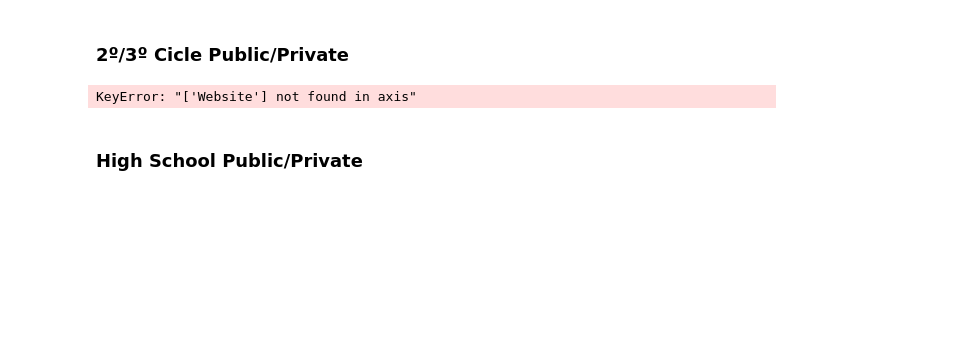
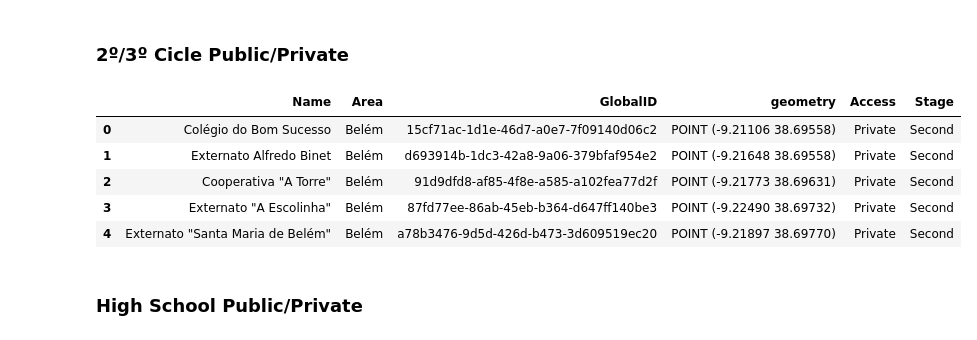
Before and after one commit to Diogomarquesbass/pds_p2, a Jupyter notebook: Web Scrapping (3).ipynb, the cells around one changed output. Saved outputs shown, nothing was run; the diff lists cells and outputs as text; code cells hidden in the pictures; blank space fills up the shorter version.

```diff
--- a/Web Scrapping (3).ipynb
+++ b/Web Scrapping (3).ipynb
@@ -543,46 +543,51 @@ sec_pub = pd.DataFrame(sec_pub)
 sec_pub['Access'] = 'Public'
 sec_pub['Stage'] = 'Second'
 
 
 #Private
 # URL of the GeoJSON file
 second_private_url = 'https://services.arcgis.com/1dSrzEWVQn5kHHyK/arcgis/rest/services/POIEducacao/FeatureServer/6/query?outFields=*&where=1%3D1&f=geojson'
 
 # Fetch the GeoJSON data
 response = requests.get(second_private_url)
 response.raise_for_status()  # Check if the request was successful
 
 # Load the GeoJSON data into a GeoDataFrame
 sec_priv  = gpd.read_file(response.text)
 
 # Convert the GeoDataFrame to a DataFrame
 sec_priv = pd.DataFrame(sec_priv)
 sec_priv['Access'] = 'Private'
 sec_priv['Stage'] = 'Second'
 
 #Rename Columns for Concat
 sec_pub.rename(columns={'NOME_ESCOLA': 'Name', 'MORADA': 'Address', 'FREGUESIA12': 'Area', 'INF_SITE': 'Website'}, inplace=True)
 #Rename Columns for Concat
-sec_priv.rename(columns={'NOME_ESCOLA': 'Name', 'MORADA': 'Address', 'FREGUESIA12': 'Area', 'SITE': 'Website'}, inplace=True)
+sec_priv.rename(columns={'INF_NOME': 'Name', 'INF_MORADA': 'Address', 'FREGUESIA': 'Area', 'SITE': 'Website'}, inplace=True)
 
-# #Drop useless columns
-# sec_priv_columns2drop = ['OBJECTID', 'COD_SIG', 'Address', 'TIPOLOGIA', 'TELEFONE', 'COD_POSTAL', 'Website', 'BLOGUE', 'EMAIL', 'SITUACAO', 'PROPRIEDADE', 'CRIADOPOR', 'MODIFICADO', 'NOME_LABEL']
-# sec_priv.drop(sec_priv_columns2drop, axis=1, inplace=True)
+#Drop useless columns
+sec_pub_columns2drop = ['OBJECTID', 'COD_SIG', 'Address', 'TIPOLOGIA', 'TELEFONE', 'COD_POSTAL', 'SITE', 'BLOGUE', 'EMAIL', 'SITUACAO', 'PROPRIEDADE', 'MODIFICADO', 'NOME_LABEL', 'AGRUPAMENTO', 'IDTIPO', 'ID_CARACT_ESCOLA', 'MORADA_DEJ', 'COD_DESENHO', 'UIT_MACRO', 'UIT_MICRO', 'CRIADOPOR']
+sec_pub.drop(sec_pub_columns2drop, axis=1, inplace=True)
 
 # Drop useless columns - Missing Data
-sec_pub_columns2drop = ['OBJECTID', 'COD_SIG', 'Address', 'TIPOLOGIA', 'TELEFONE', 'COD_POSTAL', 'Website', 'BLOGUE', 'EMAIL', 'SITUACAO', 'PROPRIEDADE', 'CRIADOPOR', 'MODIFICADO', 'NOME_LABEL']
-sec_pub.drop(sec_pub_columns2drop, axis=1, inplace=True)
+sec_priv_columns2drop = ['OBJECTID', 'COD_SIG', 'Address', 'INF_TELEFONE', 'INF_EMAIL', 'INF_SITE', 'INF_ACTIVO', 'INF_DESCRICAO']
+sec_priv.drop(sec_priv_columns2drop, axis=1, inplace=True)
 
-# #Reorder Columns
-# sec_pub[new_order]
-# # Reorder Columns
-# sec_priv[new_order]
+#Reorder Columns
+sec_pub[new_order]
+# Reorder Columns
+sec_priv = sec_priv[new_order]
 
 #Print
-sec_pub.head()
-# sec_priv.head()
+# sec_pub.head()
+sec_priv.head()
 # %% [output]
-KeyError: "['Website'] not found in axis"
+|  | Name | Area | GlobalID | geometry | Access | Stage |
+| 0 | Colégio do Bom Sucesso | Belém | 15cf71ac-1d1e-46d7-a0e7-7f09140d06c2 | POINT (-9.21106 38.69558) | Private | Second |
+| 1 | Externato Alfredo Binet | Belém | d693914b-1dc3-42a8-9a06-379bfaf954e2 | POINT (-9.21648 38.69558) | Private | Second |
+| 2 | Cooperativa "A Torre" | Belém | 91d9dfd8-af85-4f8e-a585-a102fea77d2f | POINT (-9.21773 38.69631) | Private | Second |
+| 3 | Externato "A Escolinha" | Belém | 87fd77ee-86ab-45eb-b364-d647ff140be3 | POINT (-9.22490 38.69732) | Private | Second |
+| 4 | Externato "Santa Maria de Belém" | Belém | a78b3476-9d5d-426d-b473-3d609519ec20 | POINT (-9.21897 38.69770) | Private | Second |
 # %% [markdown]
 ### High School Public/Private
 # %%
```
Also changed, not shown: parts of 12 cells of this notebook.
